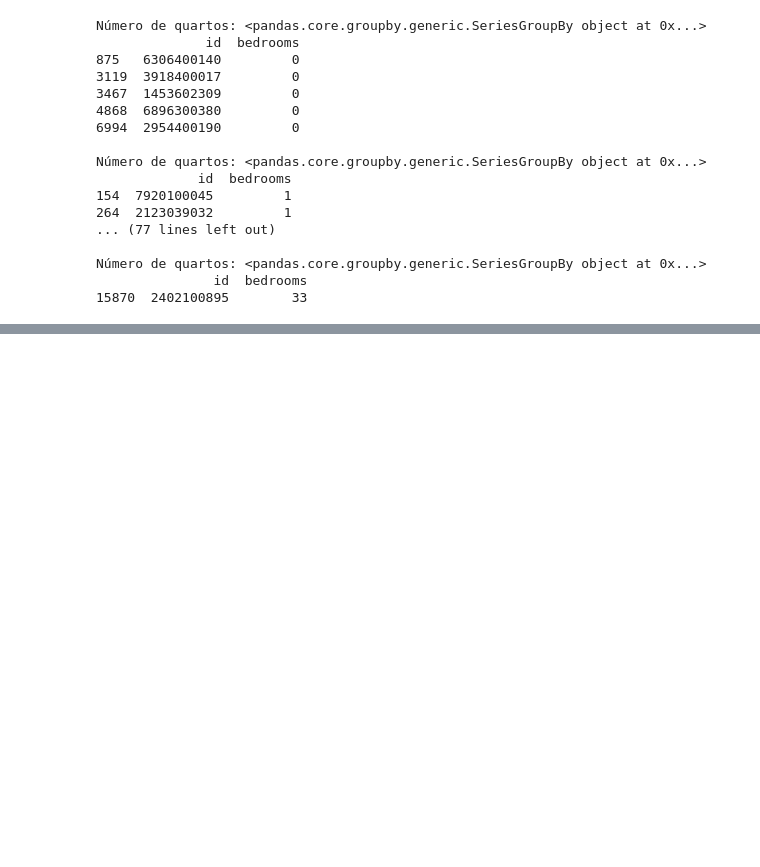
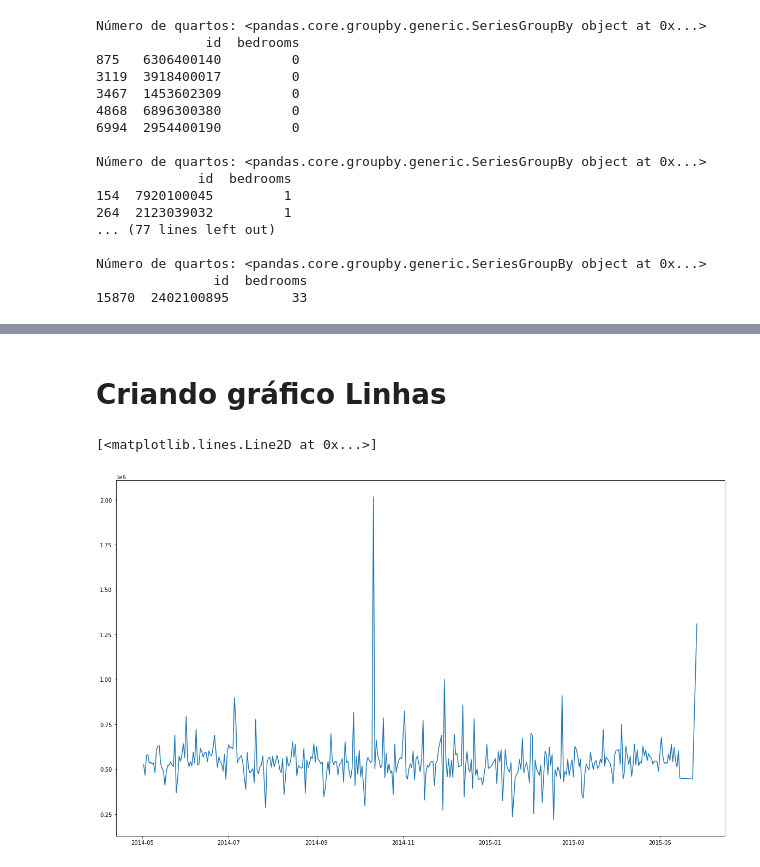
Before and after one commit to rafaelandradeslv/repos_ds, a Jupyter notebook: exercicios/code_examples.ipynb, the cells around one changed output, grey strips where cells are left out. Cells and saved outputs as stored; diff of their text form; code cells hidden in the pictures; blank space fills up the shorter version.

```diff
--- a/exercicios/code_examples.ipynb
+++ b/exercicios/code_examples.ipynb
@@ -89,0 +148,15 @@ Número de quartos: <pandas.core.groupby.generic.SeriesGroupBy object at 0x...>
+# %% [markdown]
+# Criando gráfico Linhas
+# %%
+# Ideia: Ver evolução do preço médio
+# gráfico 2
+
+df['day'] = pd.to_datetime( df['date'])
+by_day = df[['price', 'day']].groupby('day').mean().reset_index()
+
+
+plt.figure( figsize= (20, 12))
+plt.plot( by_day['day'], by_day['price'])
+# %% [output]
+[<matplotlib.lines.Line2D at 0x...>]
+[figure, added]
```
Also changed, not shown: parts of 26 cells of this notebook, 2 other files.
